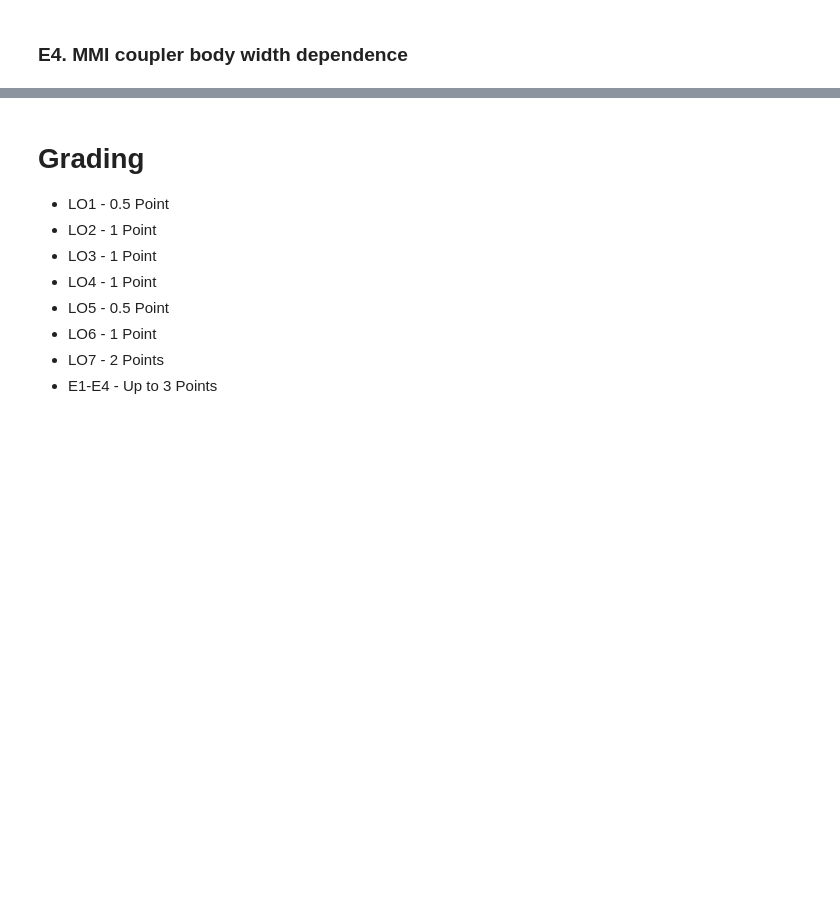
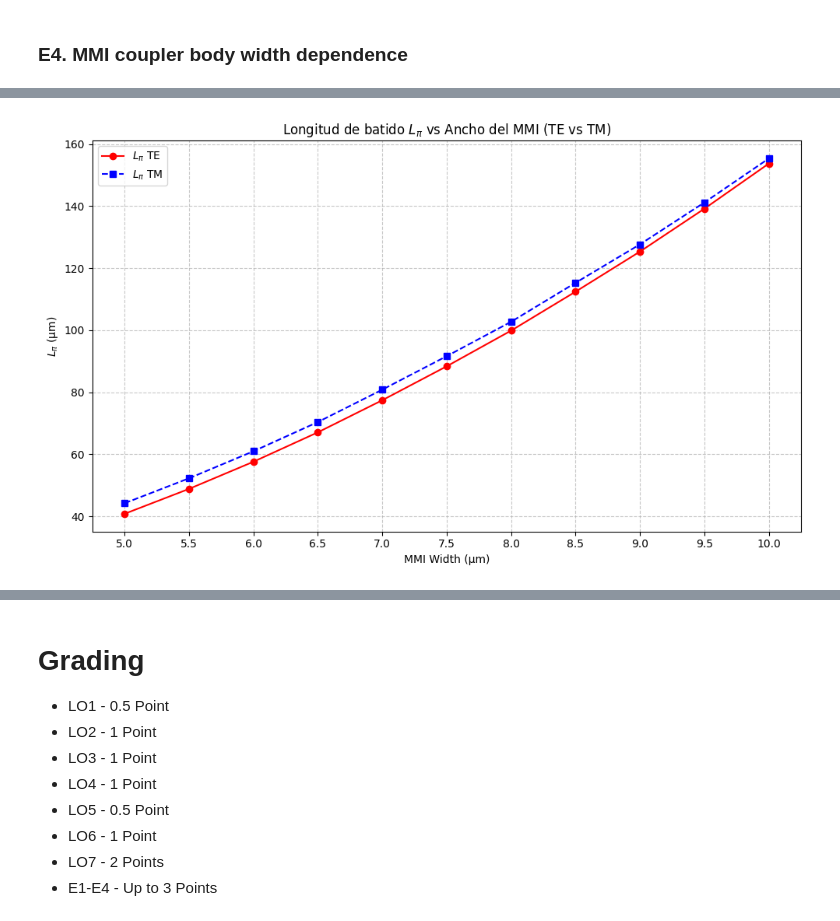
Before and after one commit to ltorjua/cifoin-lab2, a Jupyter notebook: COUPLERS_Student.ipynb, the cells around one changed output, grey strips where cells are left out. Drawn from its saved outputs; the diff is of its cells as text; code cells hidden in the pictures; blank space fills up the shorter version.

Commit message:
todos los extras

```diff
--- a/COUPLERS_Student.ipynb
+++ b/COUPLERS_Student.ipynb
@@ -1408,0 +1297,70 @@ plt.show()
+# %%
+# Definición del rango de anchos de 5 a 10 con saltos de 0.5
+width_sweep = np.arange(5, 10.1, 0.5)
+
+L_pi_TE = []
+L_pi_TM = []
+valid_widths_te = []
+valid_widths_tm = []
+
+for w in width_sweep:
+    # Ejecutamos el solver para cada ancho específico
+    mmi_body_waveguide = gt.modes.Waveguide(
+        core_width=w,
+        core_thickness=300 * nm,
+        slab_thickness=0 * nm,
+        core_material='sin',
+        clad_material='sio2',
+        wavelength=lambda_c,
+        num_modes=20, # Aumentamos ligeramente el número de modos para asegurar encontrar TM
+        max_grid_scaling=1.5,
+        grid_resolution=20,
+        cache_path='.cache/',
+        precision='double',
+    )
+
+    # Extraemos índices efectivos y fracciones TE
+    neffs = mmi_body_waveguide.n_eff
+    te_fracs = mmi_body_waveguide.fraction_te
+
+    # --- PROCESAMIENTO MODOS TE ---
+    te_indices = np.where(te_fracs > 0.5)[0]
+    if len(te_indices) >= 2:
+        n0_te = neffs[te_indices[0]].real
+        n1_te = neffs[te_indices[1]].real
+
+        l_pi_te_val = abs(0.5 * lambda_c / (n0_te - n1_te))
+        L_pi_TE.append(l_pi_te_val)
+        valid_widths_te.append(w)
+
+    # --- PROCESAMIENTO MODOS TM ---
+    # Los modos TM tienen una fracción TE baja (te_fracs < 0.5)
+    tm_indices = np.where(te_fracs < 0.5)[0]
+    if len(tm_indices) >= 2:
+        n0_tm = neffs[tm_indices[0]].real
+        n1_tm = neffs[tm_indices[1]].real
+
+        l_pi_tm_val = abs(0.5 * lambda_c / (n0_tm - n1_tm))
+        L_pi_TM.append(l_pi_tm_val)
+        valid_widths_tm.append(w)
+
+# --- GENERACIÓN DE LA GRÁFICA ---
+plt.figure(figsize=(10, 6))
+
+# Plot TE
+plt.plot(valid_widths_te, L_pi_TE, 'ro-', label='$L_\pi$ TE')
+
+# Plot TM
+plt.plot(valid_widths_tm, L_pi_TM, 'bs--', label='$L_\pi$ TM')
+
+# Ajuste del eje X
+plt.xticks(np.arange(5, 10.1, 0.5))
+
+plt.xlabel("MMI Width (μm)")
+plt.ylabel("$L_\pi$ (μm)")
+plt.title("Longitud de batido $L_\pi$ vs Ancho del MMI (TE vs TM)")
+plt.grid(True, which='both', linestyle='--', alpha=0.7)
+plt.legend()
+plt.tight_layout()
+plt.show()
+# %% [output]
@@ -1408,0 +1378 @@ plt.show()
+[figure, added]
```
Also changed, not shown: parts of 4 cells of this notebook, 1 other file.
